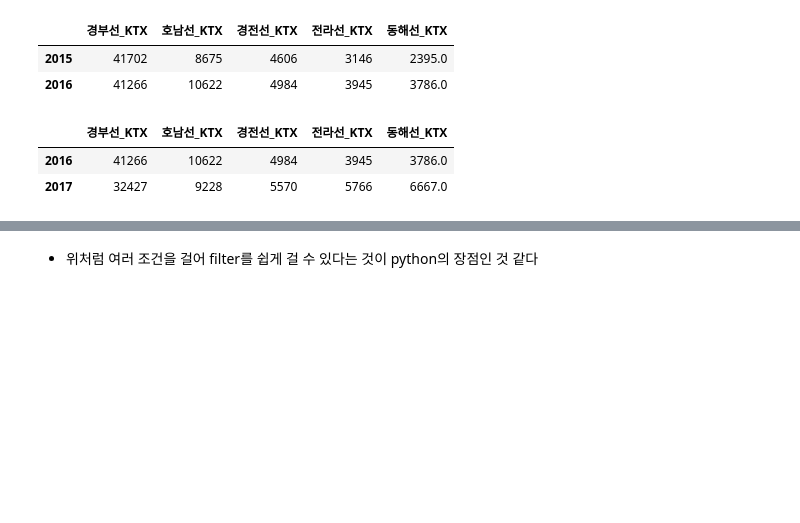
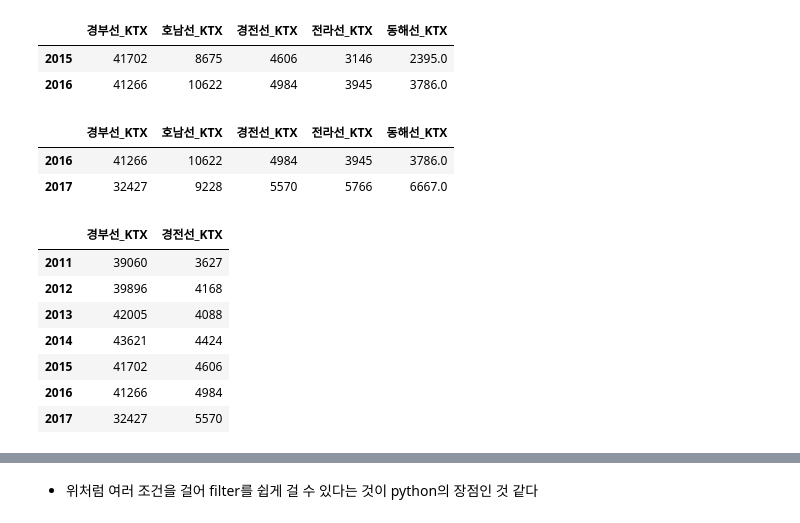
Before and after one commit to jeehoshin/python_newbie, a Jupyter notebook: chapter11_pandas.ipynb, the cells around one changed output, grey strips where cells are left out. Drawn from its saved outputs; the diff is of its cells as text; code cells hidden in the pictures; blank space fills up the shorter version.

```diff
--- a/chapter11_pandas.ipynb
+++ b/chapter11_pandas.ipynb
@@ -488,3 +488,15 @@ df_KTX[(df_KTX.경부선_KTX >= 40000) | (df_KTX.경전선_KTX >= 4500)].iloc[3:
 |  | 경부선_KTX | 호남선_KTX | 경전선_KTX | 전라선_KTX | 동해선_KTX |
 | 2016 | 41266 | 10622 | 4984 | 3945 | 3786.0 |
 | 2017 | 32427 | 9228 | 5570 | 5766 | 6667.0 |
+# %%
+#다양한 방식으로 필터를 걸 수 있다
+df_KTX.filter(like = "경", axis = 1) #"경"이라는 단어를 가진 칼럼을 추출
+# %% [output]
+|  | 경부선_KTX | 경전선_KTX |
+| 2011 | 39060 | 3627 |
+| 2012 | 39896 | 4168 |
+| 2013 | 42005 | 4088 |
+| 2014 | 43621 | 4424 |
+| 2015 | 41702 | 4606 |
+| 2016 | 41266 | 4984 |
+| 2017 | 32427 | 5570 |
```
Also changed, not shown: parts of 6 cells of this notebook.
